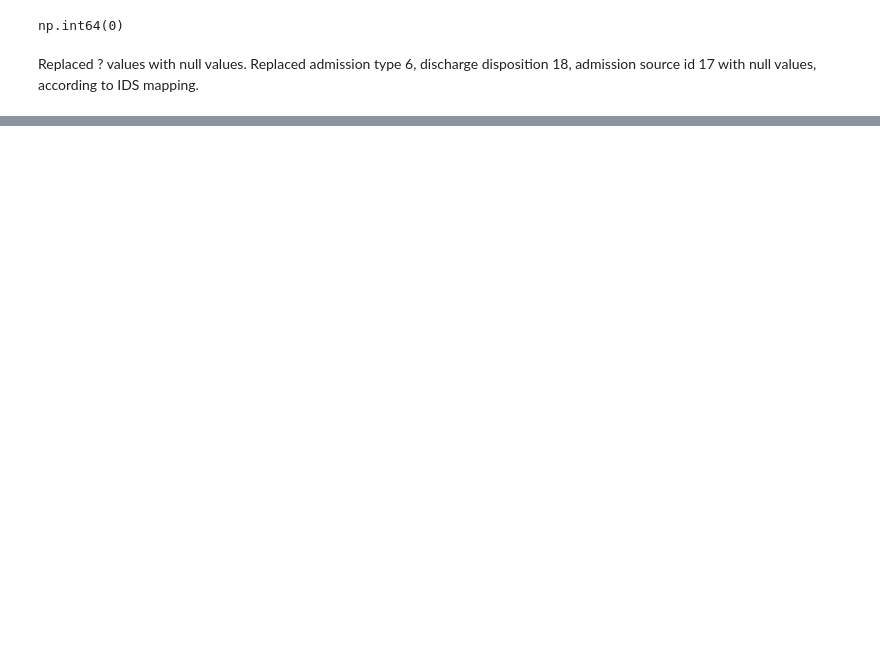
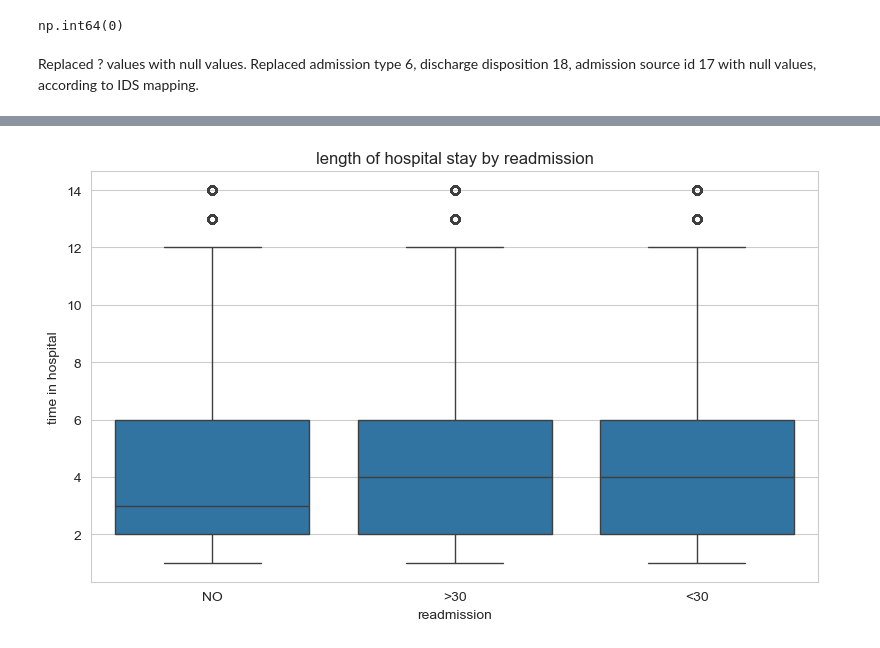
Before and after one commit to linyu2703/HHA550_diabetes_analysis, a Jupyter notebook: diabetes_analysis.ipynb, the cells around one changed output, grey strips where cells are left out. Saved outputs shown, nothing was run; the diff lists cells and outputs as text; code cells hidden in the pictures; blank space fills up the shorter version.

```diff
--- a/diabetes_analysis.ipynb
+++ b/diabetes_analysis.ipynb
@@ -137,0 +293,14 @@ diabetes['admission_source_id'] = diabetes['admission_source_id'].replace(17, np
+# %%
+plt.figure(figsize=(8, 5))
+sns.boxplot(
+    x='readmitted',
+    y='time_in_hospital',
+    data=diabetes
+)
+plt.title('length of hospital stay by readmission')
+plt.xlabel('readmission')
+plt.ylabel('time in hospital')
+plt.tight_layout()
+plt.show()
+# %% [output]
+[figure, added]
```
Also changed, not shown: parts of 25 cells of this notebook.
